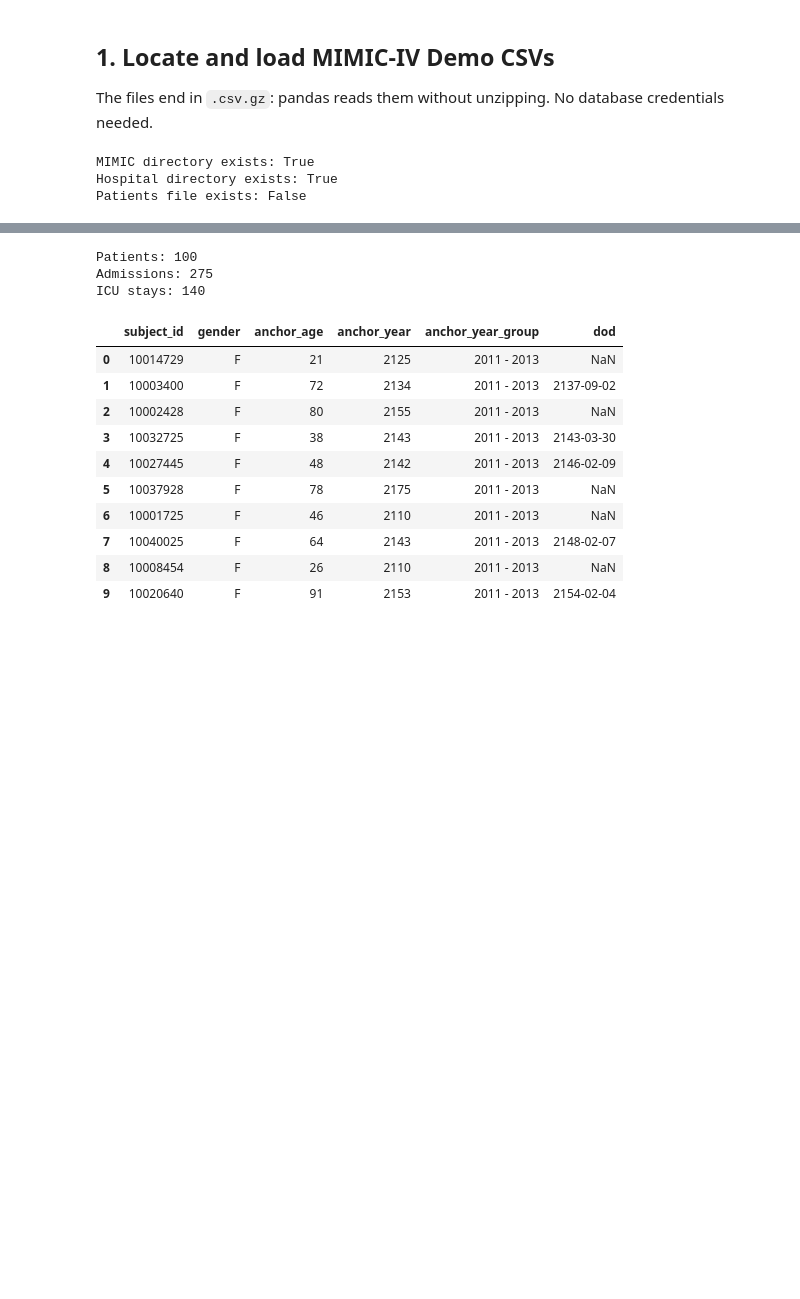
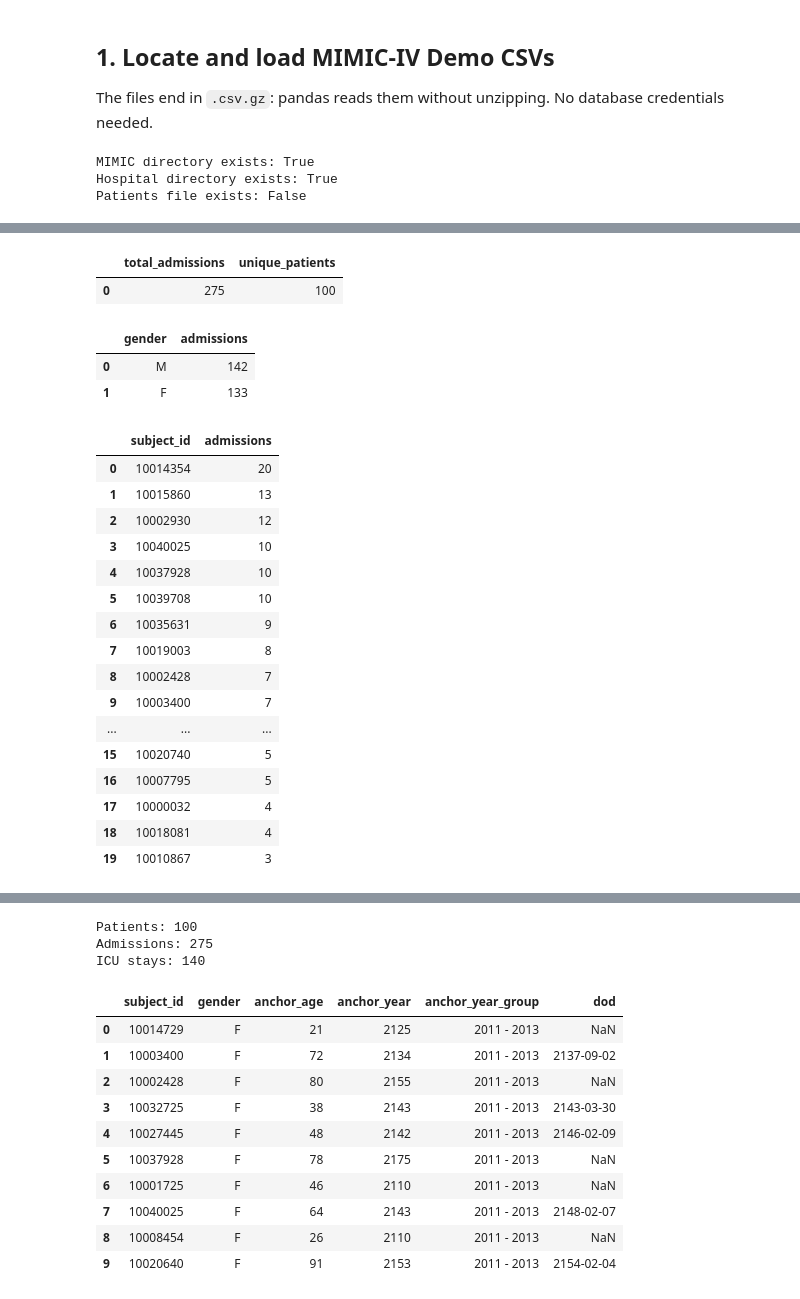
Before and after one commit to Health-informatics-Data-Analytics/hi5304-notebooks, a Jupyter notebook: learning/hi5312/HI5312_MIMIC_IV_Demo_Pandas_Joins_Analytics.ipynb, the cells around one changed output, grey strips where cells are left out. Cells and saved outputs as stored; diff of their text form; code cells hidden in the pictures; blank space fills up the shorter version.

```diff
--- a/learning/hi5312/HI5312_MIMIC_IV_Demo_Pandas_Joins_Analytics.ipynb
+++ b/learning/hi5312/HI5312_MIMIC_IV_Demo_Pandas_Joins_Analytics.ipynb
@@ -79,0 +134,54 @@ Patients file exists: False
+# %%
+read_query("""
+    SELECT
+        COUNT(*) AS total_admissions,
+        COUNT(DISTINCT subject_id) AS unique_patients
+    FROM hi5312_demo.admissions
+""")
+# %% [output]
+|  | total_admissions | unique_patients |
+| 0 | 275 | 100 |
+# %%
+read_query("""
+    SELECT
+        p.gender,
+        COUNT(a.hadm_id) AS admissions
+    FROM hi5312_demo.admissions a
+    JOIN hi5312_demo.patients p
+        ON a.subject_id = p.subject_id
+    GROUP BY p.gender
+    ORDER BY admissions DESC
+""")
+# %% [output]
+|  | gender | admissions |
+| 0 | M | 142 |
+| 1 | F | 133 |
+# %%
+read_query("""
+    SELECT
+        subject_id,
+        COUNT(DISTINCT hadm_id) AS admissions
+    FROM hi5312_demo.admissions
+    GROUP BY subject_id
+    HAVING COUNT(DISTINCT hadm_id) > 1
+    ORDER BY admissions DESC
+    LIMIT 20
+""")
+# %% [output]
+|  | subject_id | admissions |
+| 0 | 10014354 | 20 |
+| 1 | 10015860 | 13 |
+| 2 | 10002930 | 12 |
+| 3 | 10040025 | 10 |
+| 4 | 10037928 | 10 |
+| 5 | 10039708 | 10 |
+| 6 | 10035631 | 9 |
+| 7 | 10019003 | 8 |
+| 8 | 10002428 | 7 |
+| 9 | 10003400 | 7 |
+| ... | ... | ... |
+| 15 | 10020740 | 5 |
+| 16 | 10007795 | 5 |
+| 17 | 10000032 | 4 |
+| 18 | 10018081 | 4 |
+| 19 | 10010867 | 3 |
```
Also changed, not shown: parts of 6 cells of this notebook.
